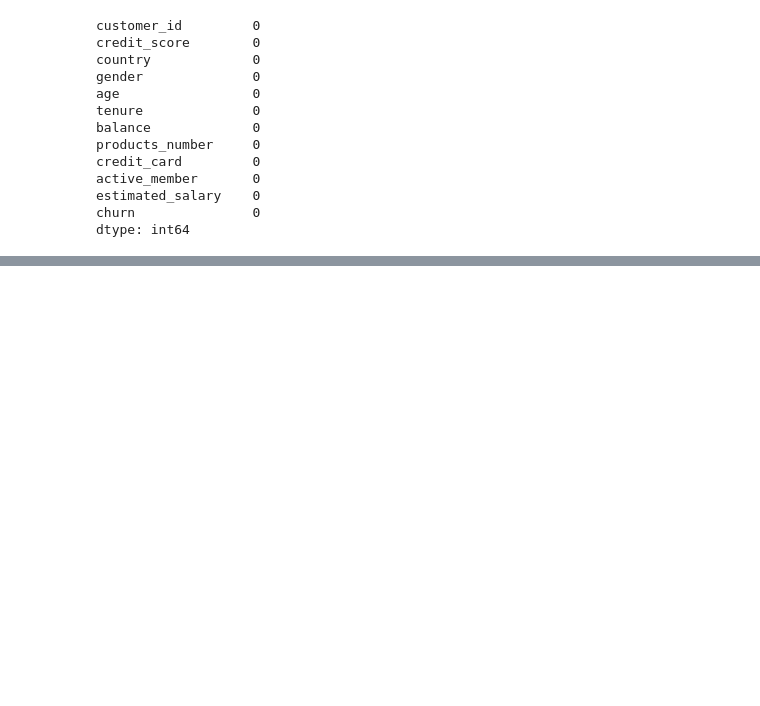
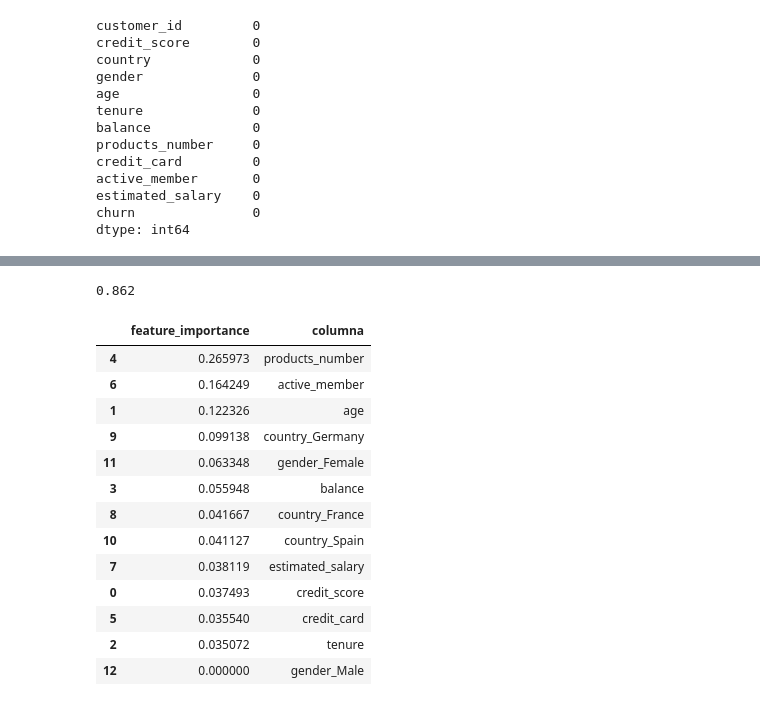
Before and after one commit to lastriita/DataVisualization2022, a Jupyter notebook: Main.ipynb, the cells around one changed output, grey strips where cells are left out. Cells and saved outputs as stored; diff of their text form; code cells hidden in the pictures; blank space fills up the shorter version.

```diff
--- a/Main.ipynb
+++ b/Main.ipynb
@@ -79,0 +172,3 @@ plt.show(pairplot)
+# %%
+model_xgb = XGBClassifier()
+model_xgb.fit(X_train, y_train)
@@ -79,0 +187,25 @@ plt.show(pairplot)
+# %%
+accuracy_score(y_test, model_xgb.predict(X_test))
+# %% [output]
+0.862
+# %%
+featuresboost = pd.DataFrame()
+featuresboost["feature_importance"] = model_xgb.feature_importances_
+featuresboost["columna"] = X.columns.tolist()
+impboost = featuresboost.sort_values(['feature_importance'], ascending=[False])
+impboost
+# %% [output]
+|  | feature_importance | columna |
+| 4 | 0.265973 | products_number |
+| 6 | 0.164249 | active_member |
+| 1 | 0.122326 | age |
+| 9 | 0.099138 | country_Germany |
+| 11 | 0.063348 | gender_Female |
+| 3 | 0.055948 | balance |
+| 8 | 0.041667 | country_France |
+| 10 | 0.041127 | country_Spain |
+| 7 | 0.038119 | estimated_salary |
+| 0 | 0.037493 | credit_score |
+| 5 | 0.035540 | credit_card |
+| 2 | 0.035072 | tenure |
+| 12 | 0.000000 | gender_Male |
```
Also changed, not shown: parts of 14 cells of this notebook.
